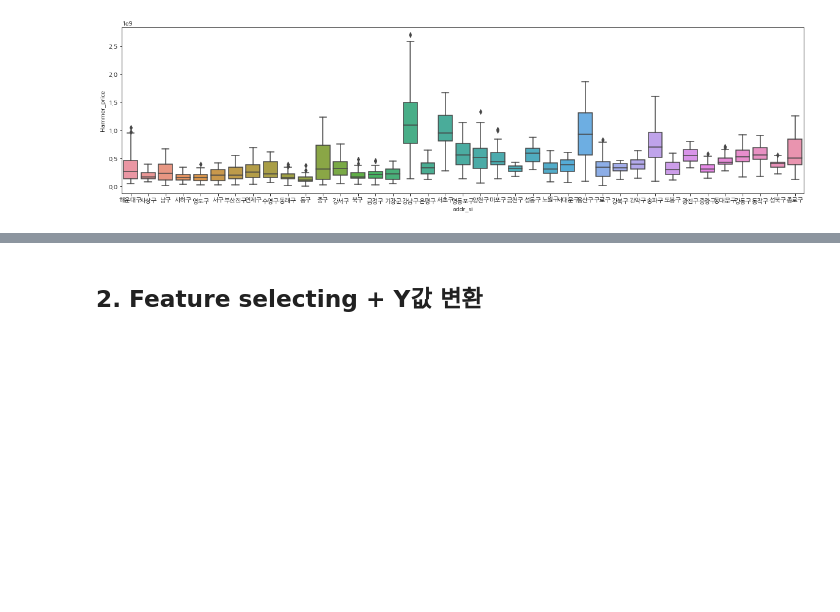
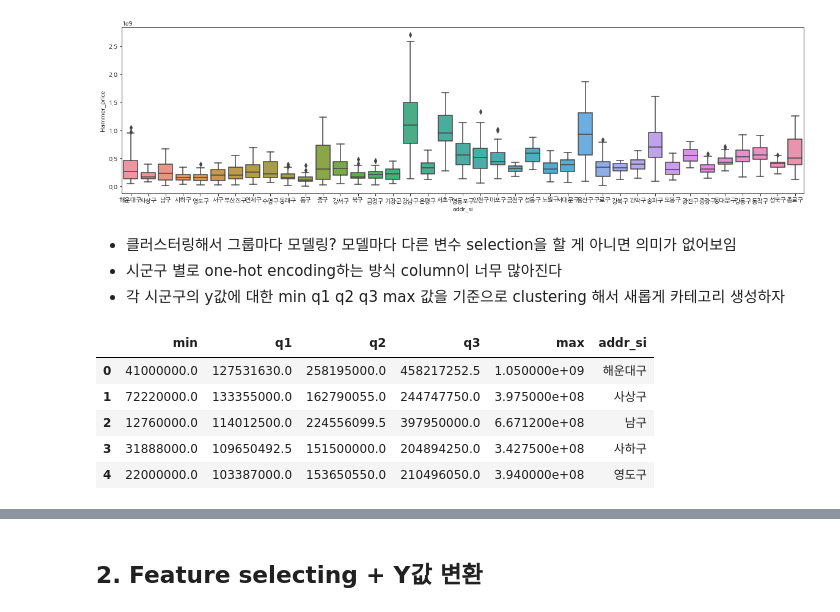
Before and after one commit to whdbfla6/ESC-21SPRING-FINAL, a Jupyter notebook: EDA/pre_EDA.ipynb, the cells around one changed output, grey strips where cells are left out. Drawn from its saved outputs; the diff is of its cells as text; code cells hidden in the pictures; blank space fills up the shorter version.

```diff
--- a/EDA/pre_EDA.ipynb
+++ b/EDA/pre_EDA.ipynb
@@ -100,5 +98,9 @@ sns.boxplot(x='addr_si',y='Hammer_price',data=data)
 # %% [output]
 <matplotlib.axes._subplots.AxesSubplot at 0x...>
 [figure]
+# %% [markdown]
+- 클러스터링해서 그룹마다 모델링? 모델마다 다른 변수 selection을 할 게 아니면 의미가 없어보임
+- 시군구 별로 one-hot encoding하는 방식 column이 너무 많아진다
+- 각 시군구의 y값에 대한 min q1 q2 q3 max 값을 기준으로 clustering 해서 새롭게 카테고리 생성하자
 # %%
 data = data.drop(['index'],axis=1)
@@ -104,0 +118,9 @@ data = data.drop(['index'],axis=1)
+# %%
+df.head()
+# %% [output]
+|  | min | q1 | q2 | q3 | max | addr_si |
+| 0 | 41000000.0 | 127531630.0 | 258195000.0 | 458217252.5 | 1.050000e+09 | 해운대구 |
+| 1 | 72220000.0 | 133355000.0 | 162790055.0 | 244747750.0 | 3.975000e+08 | 사상구 |
+| 2 | 12760000.0 | 114012500.0 | 224556099.5 | 397950000.0 | 6.671200e+08 | 남구 |
+| 3 | 31888000.0 | 109650492.5 | 151500000.0 | 204894250.0 | 3.427500e+08 | 사하구 |
+| 4 | 22000000.0 | 103387000.0 | 153650550.0 | 210496050.0 | 3.940000e+08 | 영도구 |
```
Also changed, not shown: parts of 15 cells of this notebook.
